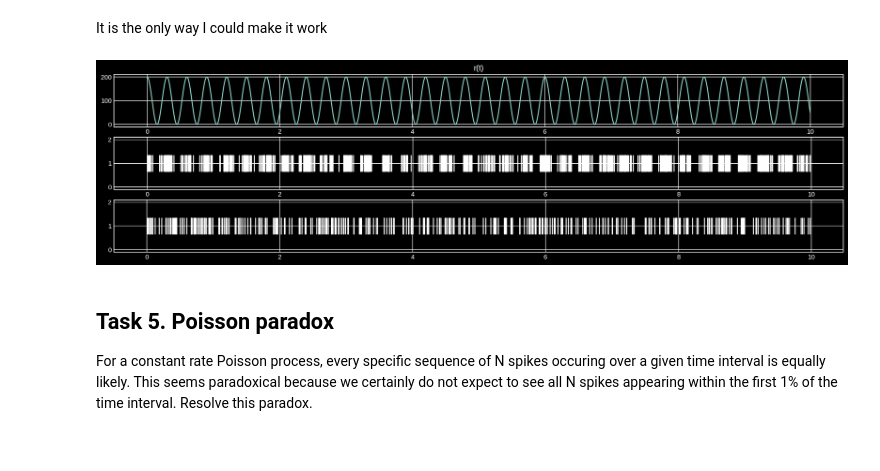
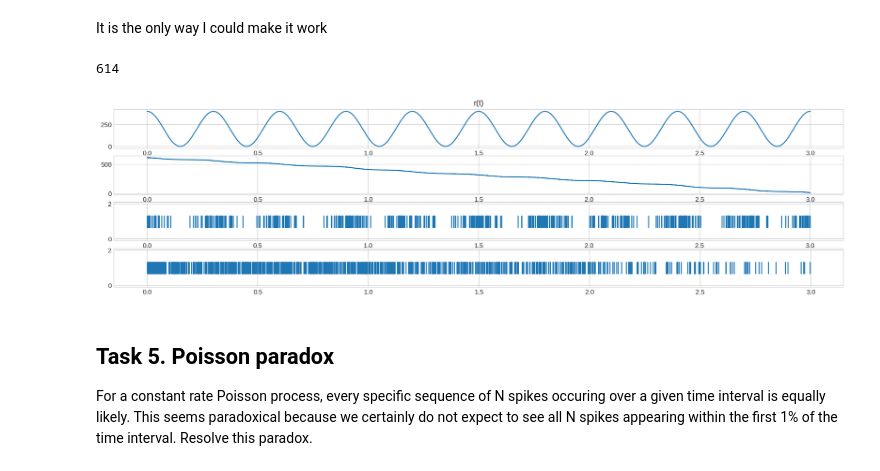
Before and after one commit to platycristate/computational-neuroscience, a Jupyter notebook: chapter1/C1_Task1-5.ipynb, the cells around one changed output. Drawn from its saved outputs; the diff is of its cells as text; code cells hidden in the pictures.

Commit message:
startted working on r_approx

```diff
--- a/chapter1/C1_Task1-5.ipynb
+++ b/chapter1/C1_Task1-5.ipynb
@@ -6,8 +6,8 @@ from matplotlib import rc
 import numpy as np
 import random
 from spike_generator import *
-#plt.style.use('seaborn-whitegrid');
-plt.style.use('dark_background')
+plt.style.use('seaborn-whitegrid');
+#plt.style.use('dark_background')
 %matplotlib inline
 # %% [markdown]
 ## Task 1. Poisson spike train generators
@@ -325,24 +282,37 @@ def NonhomogeneousPoissonRapprox(r_approx, duration, tau=10, r_max=200):
 # %%
 def r(t):
-    return 100 * (1 + np.cos(2*np.pi*t*1000/300)) # Hz
+    return 200 * (1 + np.cos(2*np.pi*t/0.3)) # Hz
 
 def r_approx(t, r0, tau_approx=10):
     return r0*np.exp(-t * 1000/tau_approx)
+# %%
+tau = 35 / 1000 # seconds
+time = np.arange(0, 3, 1e-4)
+#--------------------------
+
+spikes = NonhomogeneousPoisson(r, 3)
+print(len(spikes))
+time_new = np.reshape(time, (time.shape[0], 1))
+relative_times = time_new - spikes
+relative_times = relative_times.clip(min=0) # makes all negative values equal to zero
+
+for col, spike_start in zip( range(relative_times.shape[1]), np.abs(relative_times).min(axis=0) ):
+    relative_times[np.where(relative_times[:,col] == spike_start)[0][-1], col] = 1/tau
+
+r_approx = np.exp(-relative_times/tau).sum(axis=1)
+spikes_rapp, _ = NonhomogeneousPoissonVector(r_approx, time, 3)
+# %% [output]
+614
 # %%
-spikes = NonhomogeneousPoisson(r, 10)
-spikes2, r_approx_vec = NonhomogeneousPoissonRapprox(r_approx=r_approx,  duration=10, tau=20)
-
-fig, axs = plt.subplots(3, 1, figsize=(20, 5));
-time = np.arange(0, 10, 1e-4)
+fig, axs = plt.subplots(4, 1, figsize=(20, 5));
 fig.dpi=150
 axs[0].plot(time, r(time));
 axs[0].set_title('r(t)')
-
-axs[1].eventplot(spikes, linelength=0.7);
-
-axs[2].eventplot(spikes2, linelength=0.7);
+axs[1].plot(time, r_approx)
+axs[2].eventplot(spikes, linelength=0.7);
+axs[3].eventplot(spikes_rapp, linelength=0.7);
 # %% [output]
-[figure, old version]
+[figure, new version]
 # %% [markdown]
 ## Task 5. Poisson paradox
 For a constant rate Poisson process, every specific sequence of N spikes occuring over a given time interval is equally likely. This seems paradoxical because we certainly do not expect to see all N spikes appearing within the first 1% of the time interval. Resolve this paradox.
```
Also changed, not shown: parts of 14 cells of this notebook, 3 other files.
